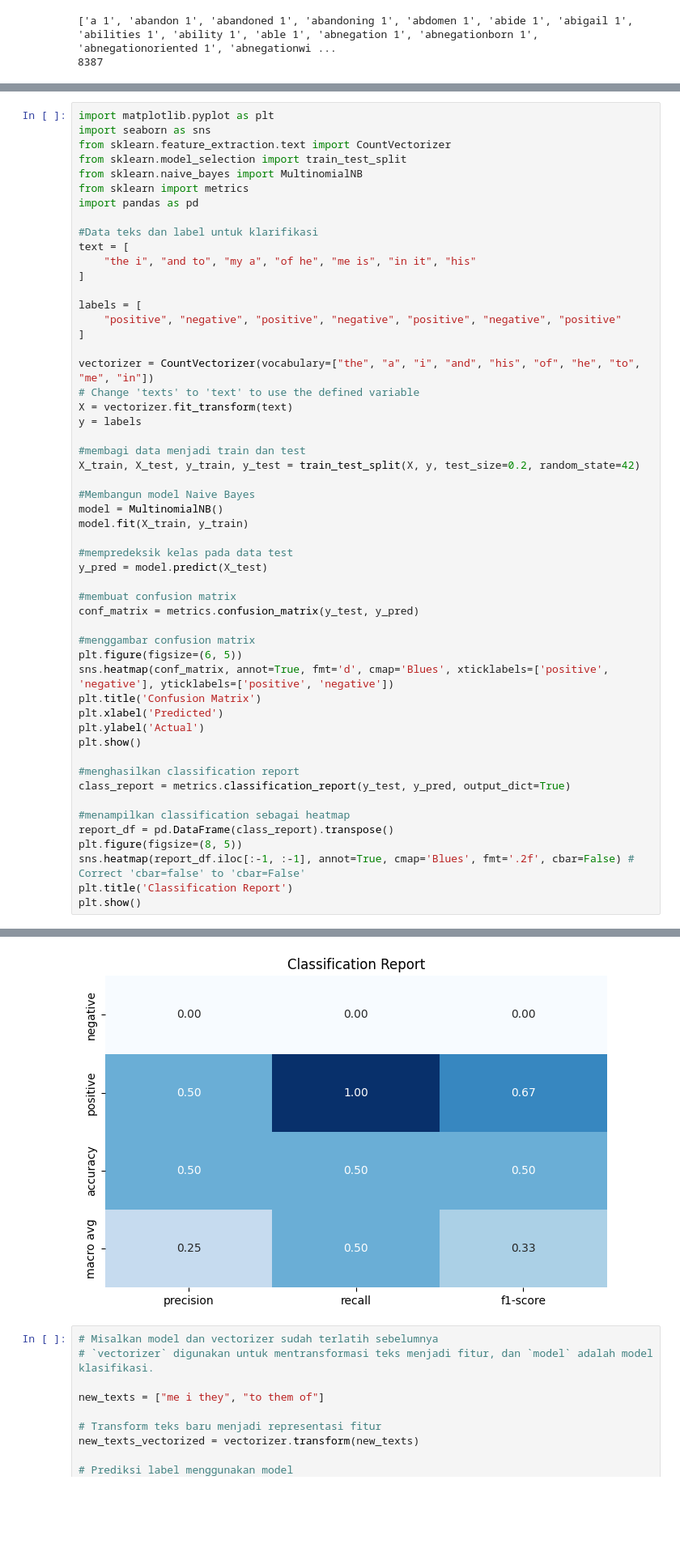
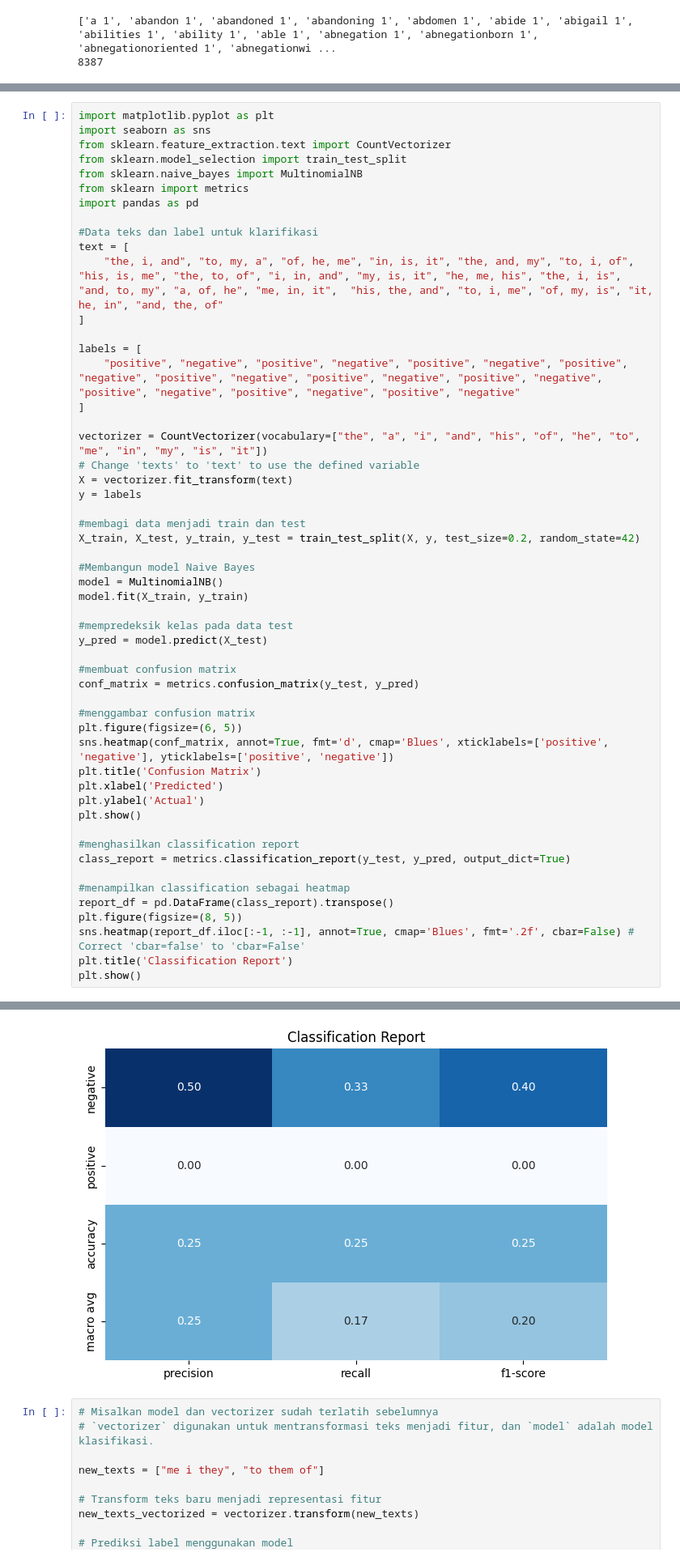
Before and after one commit to applefarmm/Big-Data, a Jupyter notebook: TUBES_BIG_DATA_DIVERGENT.ipynb, the cells around one changed output, grey strips where cells are left out. Shown at 81% size. Drawn from its saved outputs; the diff is of its cells as text; blank space fills up the shorter version.

```diff
--- a/TUBES_BIG_DATA_DIVERGENT.ipynb
+++ b/TUBES_BIG_DATA_DIVERGENT.ipynb
@@ -290,14 +290,14 @@ import pandas as pd
 
 #Data teks dan label untuk klarifikasi
 text = [
-    "the i", "and to", "my a", "of he", "me is", "in it", "his"
+    "the, i, and", "to, my, a", "of, he, me", "in, is, it", "the, and, my", "to, i, of", "his, is, me", "the, to, of", "i, in, and", "my, is, it", "he, me, his", "the, i, is", "and, to, my", "a, of, he", "me, in, it",  "his, the, and", "to, i, me", "of, my, is", "it, he, in", "and, the, of"
 ]
 
 labels = [
-    "positive", "negative", "positive", "negative", "positive", "negative", "positive"
+    "positive", "negative", "positive", "negative", "positive", "negative", "positive", "negative", "positive", "negative", "positive", "negative", "positive", "negative", "positive", "negative", "positive", "negative", "positive", "negative"
 ]
 
-vectorizer = CountVectorizer(vocabulary=["the", "a", "i", "and", "his", "of", "he", "to", "me", "in"])
+vectorizer = CountVectorizer(vocabulary=["the", "a", "i", "and", "his", "of", "he", "to", "me", "in", "my", "is", "it"])
 # Change 'texts' to 'text' to use the defined variable
 X = vectorizer.fit_transform(text)
 y = labels
@@ -337,4 +337,4 @@ plt.show()
-[figure, old version]
+[figure, new version]
 # %%
 # Misalkan model dan vectorizer sudah terlatih sebelumnya
 # `vectorizer` digunakan untuk mentransformasi teks menjadi fitur, dan `model` adalah model klasifikasi.
```
Also changed, not shown: parts of 5 cells of this notebook.
